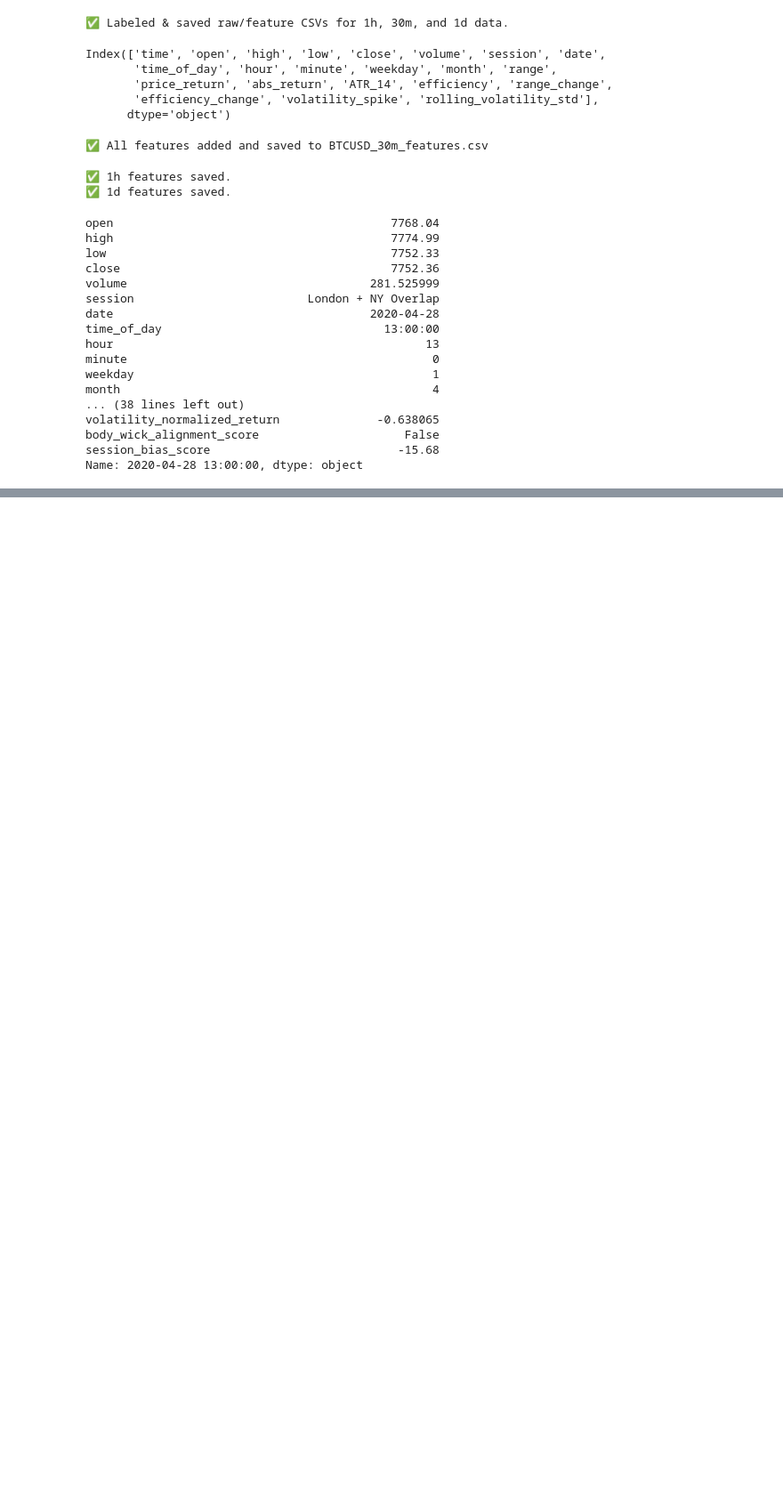
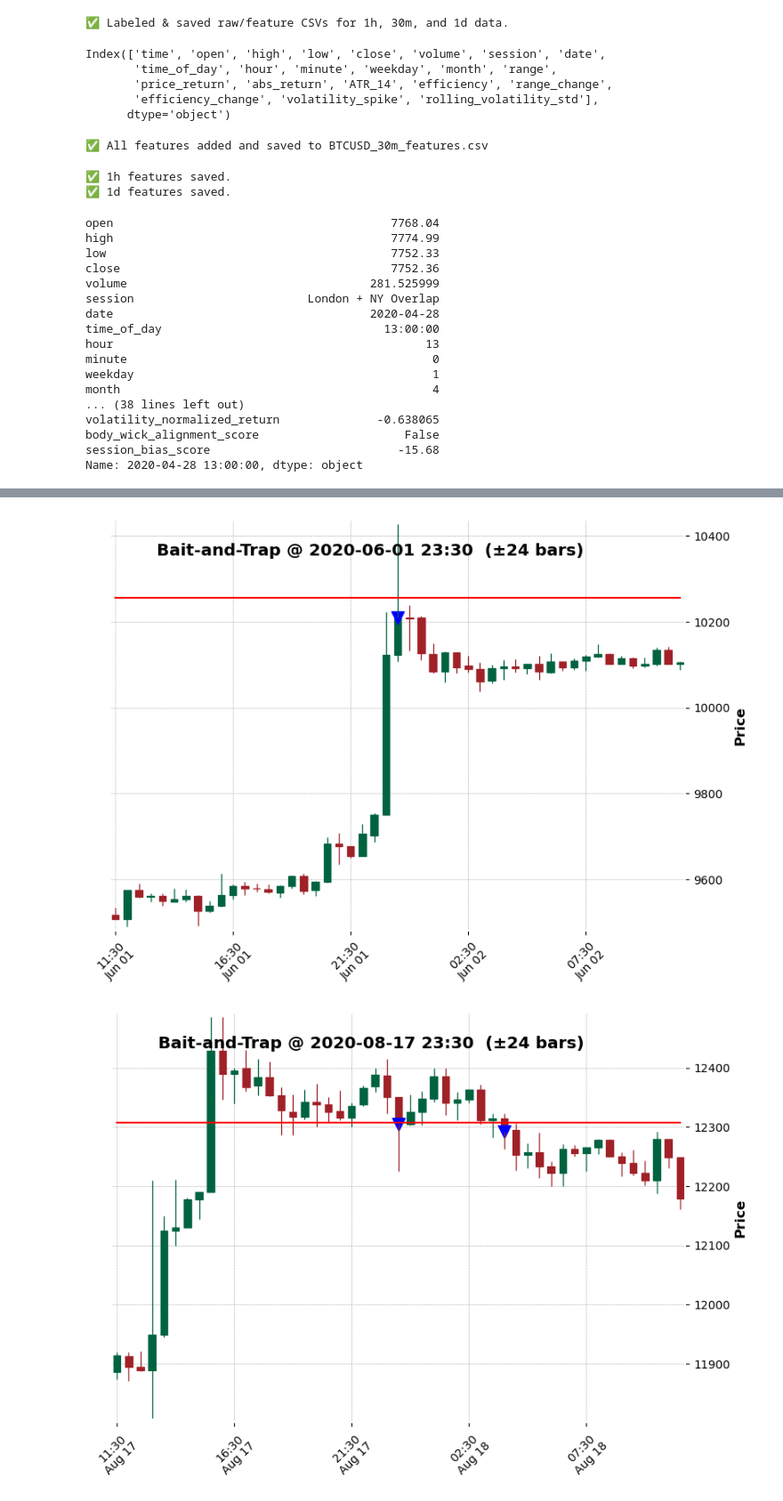
Before and after one commit to SarthakThakur0097/Crypto-analysis, a Jupyter notebook: main.ipynb, the cells around one changed output, grey strips where cells are left out. Shown at 89% size. Drawn from its saved outputs; the diff is of its cells as text; code cells hidden in the pictures; blank space fills up the shorter version.

```diff
--- a/main.ipynb
+++ b/main.ipynb
@@ -482,0 +625,63 @@ df.iloc[[1, 14, 15, 25, 30, 40]]
+# %%
+import pandas as pd
+import mplfinance as mpf
+
+# 1) Load & re‑index exactly as before
+df = pd.read_csv('AnalysisResults/BTCUSD_30m_full_features.csv')
+df['timestamp'] = pd.to_datetime(df['date'] + ' ' + df['time_of_day'])
+df.set_index('timestamp', inplace=True)
+df.sort_index(inplace=True)
+
+# 2) Grab the first two trap timestamps
+trap_times = df.index[df['bait_trap_pattern']][:2]
+
+# how many bars before/after to show
+PRE_BARS  = 24   # 24 bars back (12h)
+POST_BARS = 24   # 24 bars forward
+
+for ts in trap_times:
+    # find the integer position of this timestamp
+    pos   = df.index.get_loc(ts)
+    start = max(pos - PRE_BARS,  0)
+    end   = min(pos + POST_BARS, len(df)-1)
+
+    window = df.iloc[start:end+1]
+
+    # extract flat SR levels (constant across this window)
+    res_level = window['range_top'].iloc[0]
+    sup_level = window['range_bot'].iloc[0]
+
+    # build the additional plots
+    apds = [
+        mpf.make_addplot(
+            [res_level]*len(window),
+            panel=0, color='red',   width=1.5, linestyle='-'
+        ),
+        mpf.make_addplot(
+            [sup_level]*len(window),
+            panel=0, color='green', width=1.5, linestyle='-'
+        ),
+        mpf.make_addplot(
+            window['close'].where(window['bait_trap_pattern']),
+            type='scatter',
+            panel=0,
+            marker='v',
+            markersize=120,
+            color='blue'
+        )
+    ]
+
+    # plot
+    mpf.plot(
+        window[['open','high','low','close']],
+        type='candle',
+        style='charles',
+        addplot=apds,
+        title=f'Bait-and-Trap @ {ts:%Y-%m-%d %H:%M}  (±{PRE_BARS} bars)',
+        datetime_format='%H:%M\n%b %d',
+        tight_layout=True,
+        volume=False
+    )
+# %% [output]
+[figure, added]
+[figure, added]
```
Also changed, not shown: parts of 13 cells of this notebook, 11 other files.
